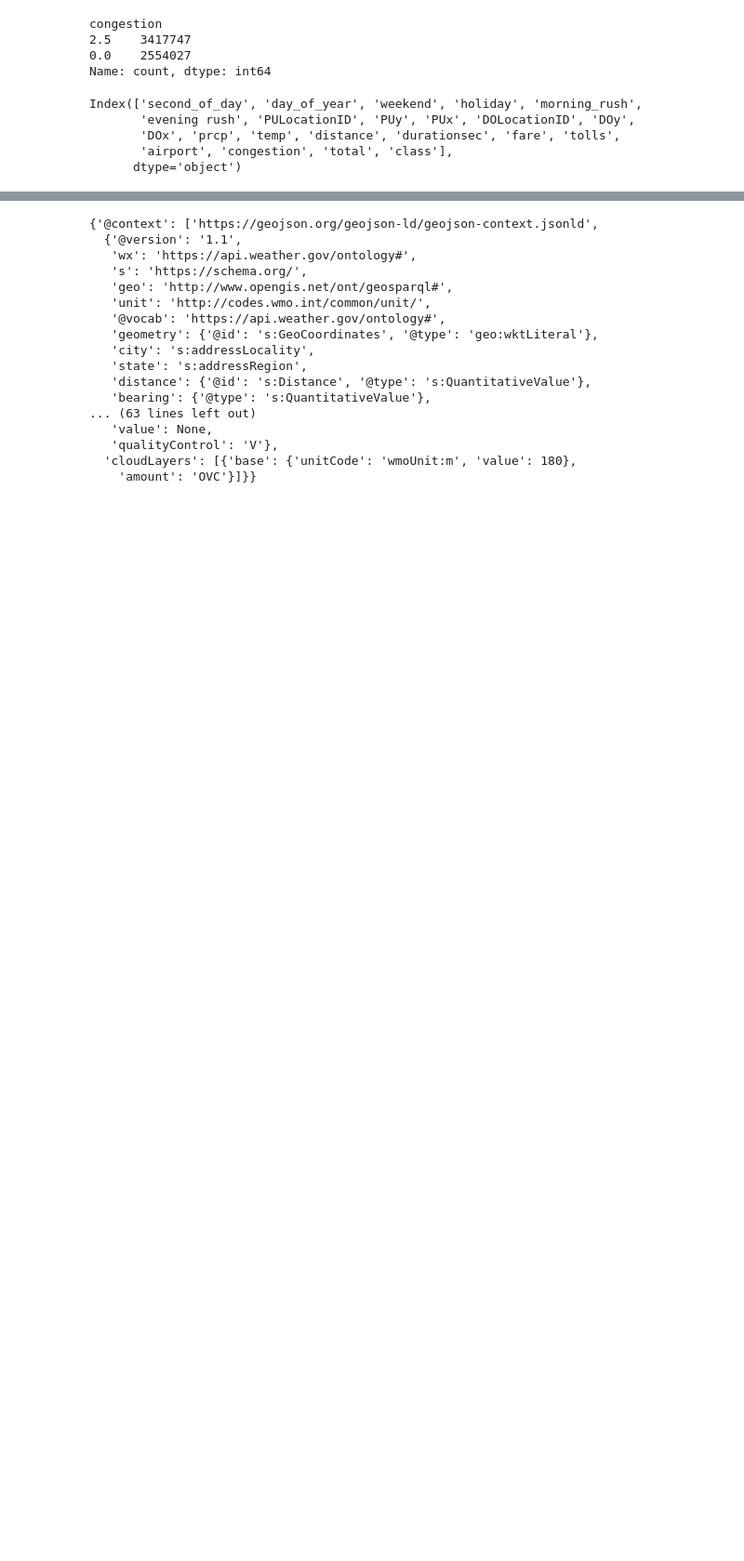
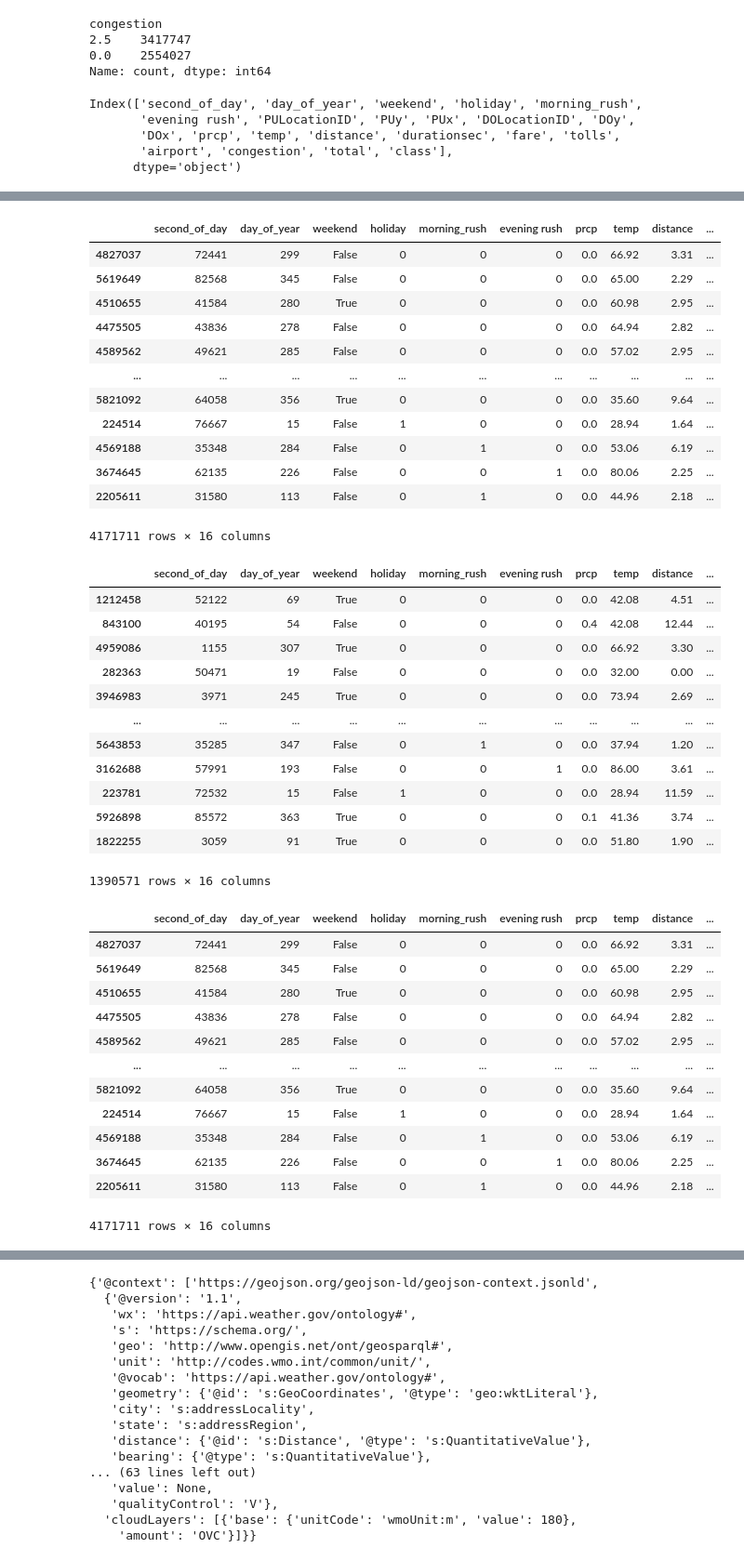
Before and after one commit to Krinnik/ny_ride_fair_optimization, a Jupyter notebook: sandboxes/nik_folder/nik_app_PROTOTYPE.ipynb, the cells around one changed output, grey strips where cells are left out. Shown: that part at 93% size. Saved outputs shown, nothing was run; the diff lists cells and outputs as text; code cells hidden in the pictures; blank space fills up the shorter version.

```diff
--- a/sandboxes/nik_folder/nik_app_PROTOTYPE.ipynb
+++ b/sandboxes/nik_folder/nik_app_PROTOTYPE.ipynb
@@ -298,0 +256,67 @@ X_train2
+# %%
+# Target encode PU and DO Ids
+encoder_pu_price = TargetEncoder(cols=['PULocationID'])
+X_train['PULocationID_price_encoded'] = encoder_pu_price.fit_transform(X_train['PULocationID'], X_train['total'])
+X_test['PULocationID_price_encoded'] = encoder_pu_price.fit_transform(X_test['PULocationID'], X_test['total'])
+
+encoder_do_price = TargetEncoder(cols=['DOLocationID'])
+X_train['DOLocationID_price_encoded'] = encoder_do_price.fit_transform(X_train['DOLocationID'], X_train['total'])
+X_test['DOLocationID_price_encoded'] = encoder_do_price.fit_transform(X_test['DOLocationID'], X_test['total'])
+
+encoder_pu_duration = TargetEncoder(cols=['PULocationID'])
+X_train2['PULocationID_duration_encoded'] = encoder_pu_duration.fit_transform(X_train2['PULocationID'], X_train2['durationsec'])
+X_test2['PULocationID_duration_encoded'] = encoder_pu_duration.fit_transform(X_test2['PULocationID'], X_test2['durationsec'])
+
+encoder_do_duration = TargetEncoder(cols=['DOLocationID'])
+X_train2['DOLocationID_duration_encoded'] = encoder_do_duration.fit_transform(X_train2['DOLocationID'], X_train2['durationsec'])
+X_test2['DOLocationID_duration_encoded'] = encoder_do_duration.fit_transform(X_test2['DOLocationID'], X_test2['durationsec'])
+
+X_train = X_train.drop(columns=['PULocationID', 'DOLocationID', 'total'], axis=1)
+X_test = X_test.drop(columns=['PULocationID', 'DOLocationID', 'total'], axis=1)
+
+X_train2 = X_train2.drop(columns=['PULocationID', 'DOLocationID', 'durationsec'], axis=1)
+X_test2 = X_test2.drop(columns=['PULocationID', 'DOLocationID', 'durationsec'], axis=1)
+
+display(X_train)
+display(X_test)
+display(X_train2)
+# %% [output]
+|  | second_of_day | day_of_year | weekend | holiday | morning_rush | evening rush | prcp | temp | distance | ... |
+| 4827037 | 72441 | 299 | False | 0 | 0 | 0 | 0.0 | 66.92 | 3.31 | ... |
+| 5619649 | 82568 | 345 | False | 0 | 0 | 0 | 0.0 | 65.00 | 2.29 | ... |
+| 4510655 | 41584 | 280 | True | 0 | 0 | 0 | 0.0 | 60.98 | 2.95 | ... |
+| 4475505 | 43836 | 278 | False | 0 | 0 | 0 | 0.0 | 64.94 | 2.82 | ... |
+| 4589562 | 49621 | 285 | False | 0 | 0 | 0 | 0.0 | 57.02 | 2.95 | ... |
+| ... | ... | ... | ... | ... | ... | ... | ... | ... | ... | ... |
+| 5821092 | 64058 | 356 | True | 0 | 0 | 0 | 0.0 | 35.60 | 9.64 | ... |
+| 224514 | 76667 | 15 | False | 1 | 0 | 0 | 0.0 | 28.94 | 1.64 | ... |
+| 4569188 | 35348 | 284 | False | 0 | 1 | 0 | 0.0 | 53.06 | 6.19 | ... |
+| 3674645 | 62135 | 226 | False | 0 | 0 | 1 | 0.0 | 80.06 | 2.25 | ... |
+| 2205611 | 31580 | 113 | False | 0 | 1 | 0 | 0.0 | 44.96 | 2.18 | ... |
+4171711 rows × 16 columns
+|  | second_of_day | day_of_year | weekend | holiday | morning_rush | evening rush | prcp | temp | distance | ... |
+| 1212458 | 52122 | 69 | True | 0 | 0 | 0 | 0.0 | 42.08 | 4.51 | ... |
+| 843100 | 40195 | 54 | False | 0 | 0 | 0 | 0.4 | 42.08 | 12.44 | ... |
+| 4959086 | 1155 | 307 | True | 0 | 0 | 0 | 0.0 | 66.92 | 3.30 | ... |
+| 282363 | 50471 | 19 | False | 0 | 0 | 0 | 0.0 | 32.00 | 0.00 | ... |
+| 3946983 | 3971 | 245 | True | 0 | 0 | 0 | 0.0 | 73.94 | 2.69 | ... |
+| ... | ... | ... | ... | ... | ... | ... | ... | ... | ... | ... |
+| 5643853 | 35285 | 347 | False | 0 | 1 | 0 | 0.0 | 37.94 | 1.20 | ... |
+| 3162688 | 57991 | 193 | False | 0 | 0 | 1 | 0.0 | 86.00 | 3.61 | ... |
+| 223781 | 72532 | 15 | False | 1 | 0 | 0 | 0.0 | 28.94 | 11.59 | ... |
+| 5926898 | 85572 | 363 | True | 0 | 0 | 0 | 0.1 | 41.36 | 3.74 | ... |
+| 1822255 | 3059 | 91 | True | 0 | 0 | 0 | 0.0 | 51.80 | 1.90 | ... |
+1390571 rows × 16 columns
+|  | second_of_day | day_of_year | weekend | holiday | morning_rush | evening rush | prcp | temp | distance | ... |
+| 4827037 | 72441 | 299 | False | 0 | 0 | 0 | 0.0 | 66.92 | 3.31 | ... |
+| 5619649 | 82568 | 345 | False | 0 | 0 | 0 | 0.0 | 65.00 | 2.29 | ... |
+| 4510655 | 41584 | 280 | True | 0 | 0 | 0 | 0.0 | 60.98 | 2.95 | ... |
+| 4475505 | 43836 | 278 | False | 0 | 0 | 0 | 0.0 | 64.94 | 2.82 | ... |
+| 4589562 | 49621 | 285 | False | 0 | 0 | 0 | 0.0 | 57.02 | 2.95 | ... |
+| ... | ... | ... | ... | ... | ... | ... | ... | ... | ... | ... |
+| 5821092 | 64058 | 356 | True | 0 | 0 | 0 | 0.0 | 35.60 | 9.64 | ... |
+| 224514 | 76667 | 15 | False | 1 | 0 | 0 | 0.0 | 28.94 | 1.64 | ... |
+| 4569188 | 35348 | 284 | False | 0 | 1 | 0 | 0.0 | 53.06 | 6.19 | ... |
+| 3674645 | 62135 | 226 | False | 0 | 0 | 1 | 0.0 | 80.06 | 2.25 | ... |
+| 2205611 | 31580 | 113 | False | 0 | 1 | 0 | 0.0 | 44.96 | 2.18 | ... |
+4171711 rows × 16 columns
```
Also changed, not shown: parts of 38 cells of this notebook, 8 other files.
